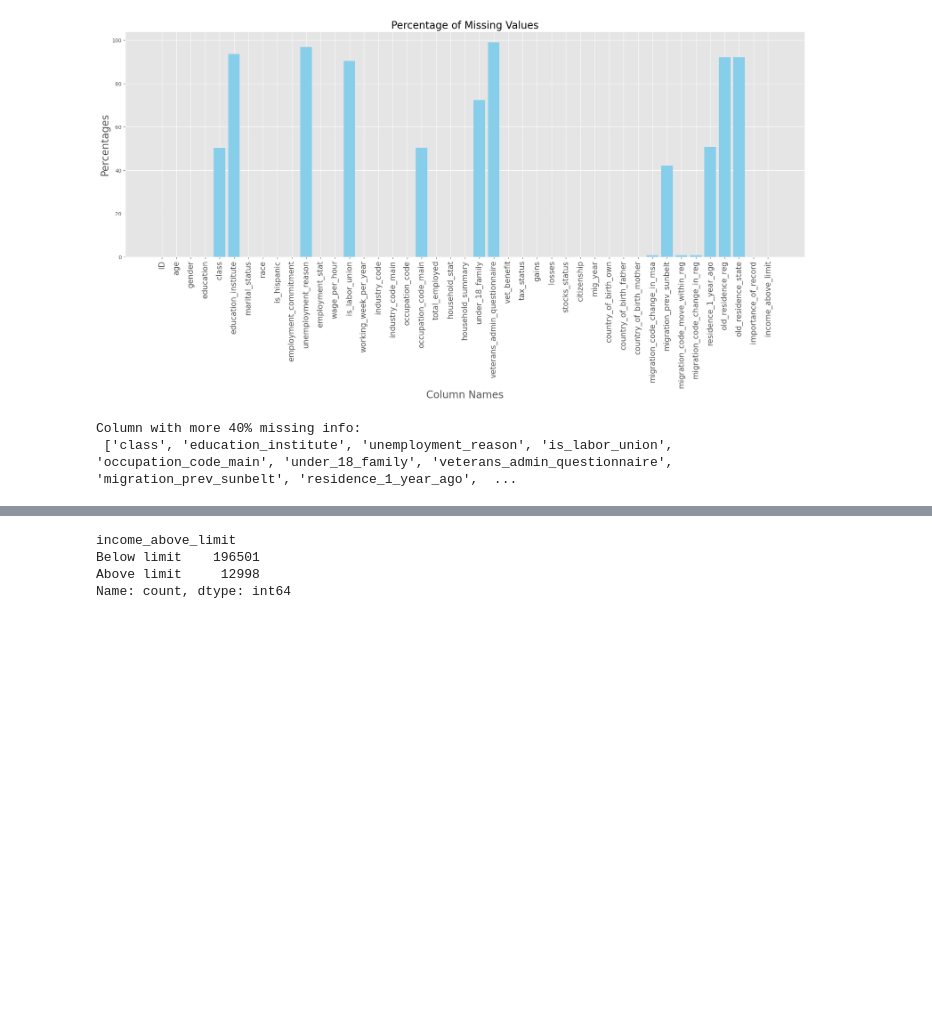
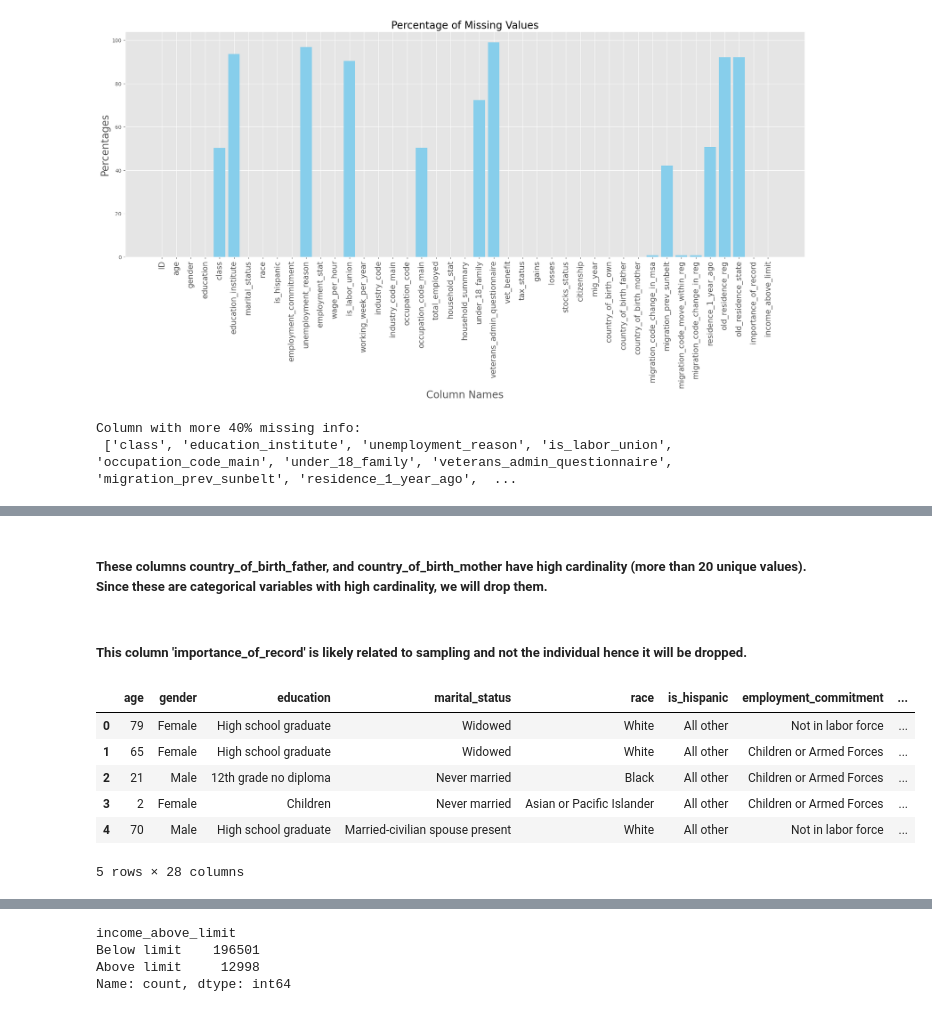
Before and after one commit to AndyMortey/PREDICTING-ANNUAL-INCOME-USING-MACHINE-LEARNING, a Jupyter notebook: notebook.ipynb, the cells around one changed output, grey strips where cells are left out. Saved outputs shown, nothing was run; the diff lists cells and outputs as text; code cells hidden in the pictures; blank space fills up the shorter version.

```diff
--- a/notebook.ipynb
+++ b/notebook.ipynb
@@ -155,0 +172,3 @@ Column with more 40% missing info:
+# %%
+#Drop the ID column
+df = df.drop(columns=['ID'])
@@ -155,0 +201,21 @@ Column with more 40% missing info:
+# %% [markdown]
+##### These columns country_of_birth_father, and country_of_birth_mother have high cardinality (more than 20 unique values). Since these are categorical variables with high cardinality, we will drop them.
+# %%
+#Drop the 'country_of_birth_father' and 'country_of_birth_mother' column
+df = df.drop(columns=['country_of_birth_father', 'country_of_birth_mother'])
+# %% [markdown]
+##### This column 'importance_of_record' is likely related to sampling and not the individual hence it will be dropped.
+# %%
+#Drop the 'importance_of_record' column
+df = df.drop(columns=['importance_of_record'])
+# %%
+#Preview dataset
+df.head()
+# %% [output]
+|  | age | gender | education | marital_status | race | is_hispanic | employment_commitment | ... |
+| 0 | 79 | Female | High school graduate | Widowed | White | All other | Not in labor force | ... |
+| 1 | 65 | Female | High school graduate | Widowed | White | All other | Children or Armed Forces | ... |
+| 2 | 21 | Male | 12th grade no diploma | Never married | Black | All other | Children or Armed Forces | ... |
+| 3 | 2 | Female | Children | Never married | Asian or Pacific Islander | All other | Children or Armed Forces | ... |
+| 4 | 70 | Male | High school graduate | Married-civilian spouse present | White | All other | Not in labor force | ... |
+5 rows × 28 columns
```
Also changed, not shown: parts of 12 cells of this notebook.
